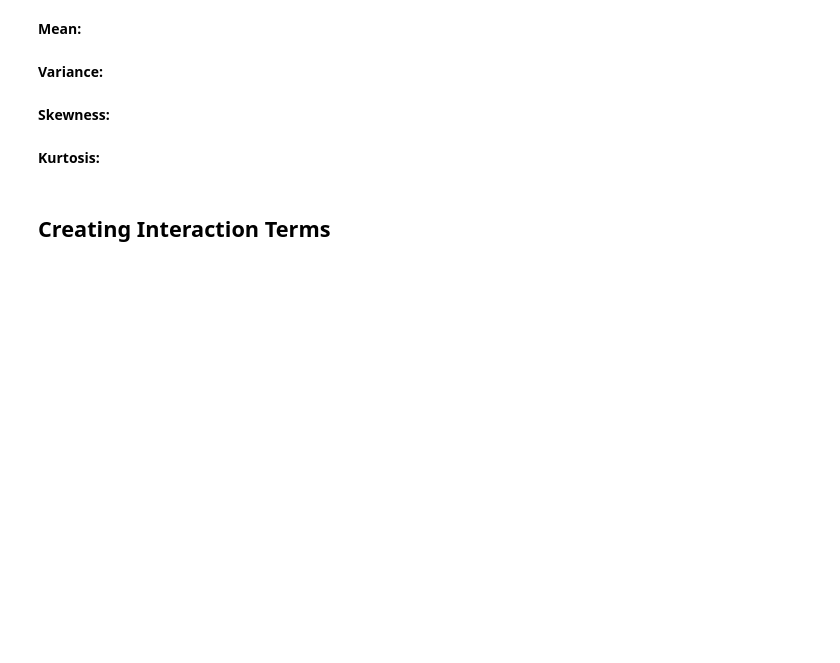
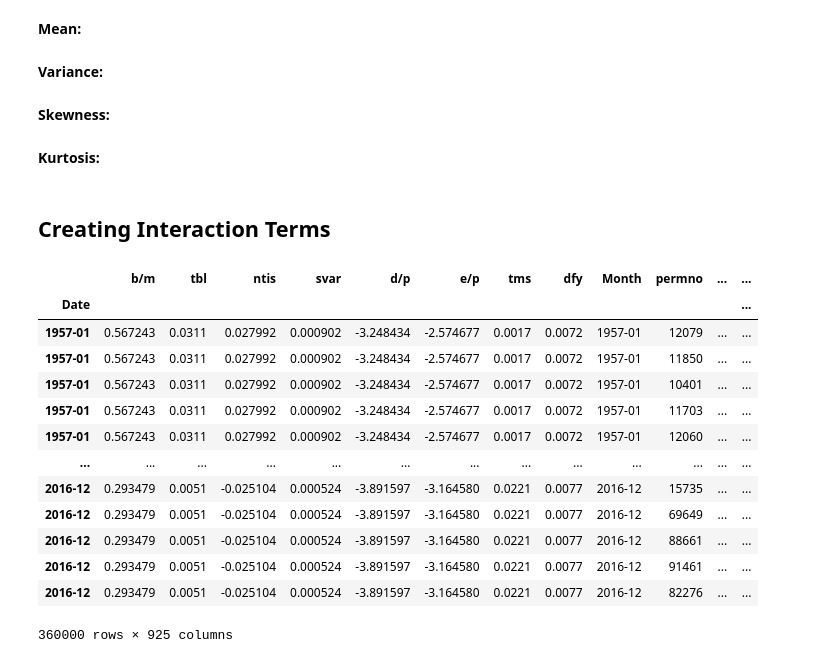
Before and after one commit to Berga20/DS-Project-Group4, a Jupyter notebook: Data-preprocessing.ipynb, the cells around one changed output. Cells and saved outputs as stored; diff of their text form; code cells hidden in the pictures; blank space fills up the shorter version.

```diff
--- a/Data-preprocessing.ipynb
+++ b/Data-preprocessing.ipynb
@@ -321,10 +321,30 @@ abs(skew(replicating_returns['weighted_RET'])-skew(Macro_pred['CRSP_SPvw']))
 abs(kurtosis(replicating_returns['weighted_RET'])-kurtosis(Macro_pred['CRSP_SPvw']))
 # %% [markdown]
 ## Creating Interaction Terms
+# %%
+merged_macro_char = pd.merge(Macro_pred_sel, merged_dum, on=['Month'])
+merged_macro_char.index = merged_macro_char['Month']
+merged_macro_char = merged_macro_char.rename_axis('Date')
+merged_macro_char
 # %%
-data = merged.copy()
+data = merged_macro_char.copy()
 for fc in characteristics_l:
     for mp in Macro_pred_l:
-        data[fc + '*' + mp] = data[fc] * Macro_pred_sel[mp]
+        data[fc + '*' + mp] = merged_macro_char[fc] * merged_macro_char[mp]
 
 data
+# %% [output]
+|  | b/m | tbl | ntis | svar | d/p | e/p | tms | dfy | Month | permno | ... | ... |
+| Date |  |  |  |  |  |  |  |  |  |  |  | ... |
+| 1957-01 | 0.567243 | 0.0311 | 0.027992 | 0.000902 | -3.248434 | -2.574677 | 0.0017 | 0.0072 | 1957-01 | 12079 | ... | ... |
+| 1957-01 | 0.567243 | 0.0311 | 0.027992 | 0.000902 | -3.248434 | -2.574677 | 0.0017 | 0.0072 | 1957-01 | 11850 | ... | ... |
+| 1957-01 | 0.567243 | 0.0311 | 0.027992 | 0.000902 | -3.248434 | -2.574677 | 0.0017 | 0.0072 | 1957-01 | 10401 | ... | ... |
+| 1957-01 | 0.567243 | 0.0311 | 0.027992 | 0.000902 | -3.248434 | -2.574677 | 0.0017 | 0.0072 | 1957-01 | 11703 | ... | ... |
+| 1957-01 | 0.567243 | 0.0311 | 0.027992 | 0.000902 | -3.248434 | -2.574677 | 0.0017 | 0.0072 | 1957-01 | 12060 | ... | ... |
+| ... | ... | ... | ... | ... | ... | ... | ... | ... | ... | ... | ... | ... |
+| 2016-12 | 0.293479 | 0.0051 | -0.025104 | 0.000524 | -3.891597 | -3.164580 | 0.0221 | 0.0077 | 2016-12 | 15735 | ... | ... |
+| 2016-12 | 0.293479 | 0.0051 | -0.025104 | 0.000524 | -3.891597 | -3.164580 | 0.0221 | 0.0077 | 2016-12 | 69649 | ... | ... |
+| 2016-12 | 0.293479 | 0.0051 | -0.025104 | 0.000524 | -3.891597 | -3.164580 | 0.0221 | 0.0077 | 2016-12 | 88661 | ... | ... |
+| 2016-12 | 0.293479 | 0.0051 | -0.025104 | 0.000524 | -3.891597 | -3.164580 | 0.0221 | 0.0077 | 2016-12 | 91461 | ... | ... |
+| 2016-12 | 0.293479 | 0.0051 | -0.025104 | 0.000524 | -3.891597 | -3.164580 | 0.0221 | 0.0077 | 2016-12 | 82276 | ... | ... |
+360000 rows × 925 columns
```
Also changed, not shown: parts of 3 cells of this notebook.
